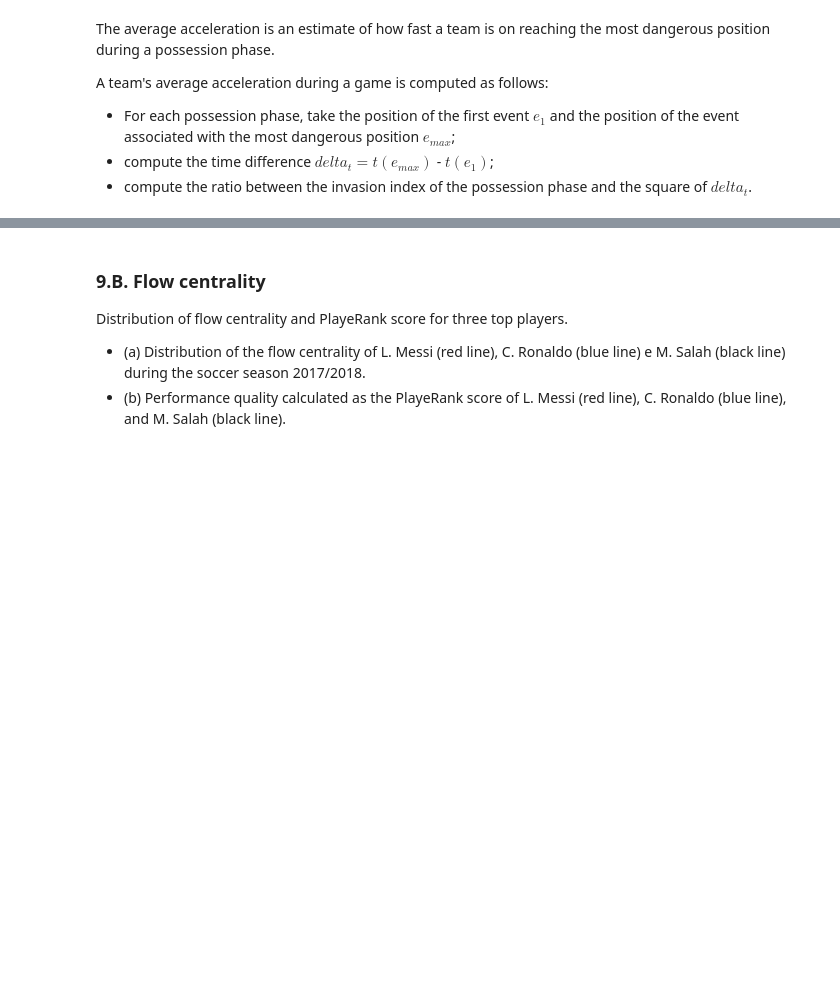
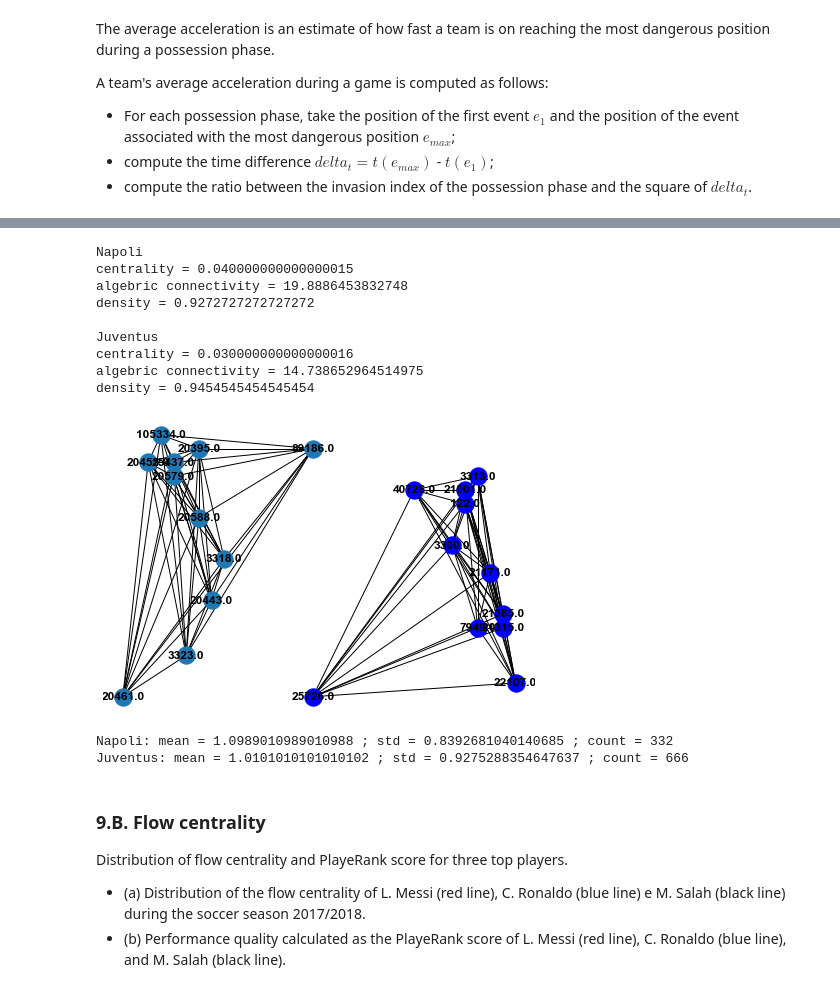
Before and after one commit to jonpappalord/soccer_logs_exploration, a Jupyter notebook: Code_plot.ipynb, the cells around one changed output, grey strips where cells are left out. Drawn from its saved outputs; the diff is of its cells as text; code cells hidden in the pictures; blank space fills up the shorter version.

```diff
--- a/Code_plot.ipynb
+++ b/Code_plot.ipynb
@@ -333,6 +373,16 @@ plot_events(team_id='both', event_name=event_name)
 [figure]
 # %% [markdown]
 ### 6.B. <a id='interactive_plot'>Interactive plot</a>
+# %%
+player_id2name = defaultdict(str)
+for player in players:
+    uni_str = player['shortName'].encode('ascii', 'strict').decode('unicode-escape')
+    player_id2name[player['wyId']] = uni_str
+
+team_id2name = defaultdict(str)
+for team in teams:
+    uni_str = team['name'].encode('ascii', 'strict').decode('unicode-escape')
+    team_id2name[team['wyId']] = uni_str
 # %%
 def visualize_events(title, match_id=2576335, team_id='both', event_name='all'):
     """
@@ -568,3 +753,46 @@ plot_invasion_and_acceleration_index(match_label, team2invasion_index, team2inva
+# %%
+df_team1_count, df_team2_count, pos, team_names = get_passing_networks('Italy')
+# %%
+pos1, pos2 = pos
+team1_name, team2_name = team_names
+G = nx.Graph()
+for i,row in df_team1_count.iterrows():
+    G.add_edge(row['sender'], row['receiver'],weight=row['Time'])
+#nx.draw_networkx_nodes(G, pos1, node_color = 'red', alpha=0.8)
+#nx.draw_networkx_edges(G, pos1, color='grey', alpha=0.2)
+nx.draw(G, pos1, with_labels=True, font_weight='bold')
+print (team1_name)
+print ('centrality =', nx.global_reaching_centrality(G))
+print ('algebric connectivity =', nx.algebraic_connectivity(G))
+print ('density =', nx.density(G))
+print ('')
+
+G = nx.Graph()
+for i,row in df_team2_count.iterrows():
+    G.add_edge(row['sender'],row['receiver'],weight=row['Time'])
+nx.draw(G, pos2, node_color='b', with_labels=True, font_weight='bold')
+print (team2_name)
+print ('centrality =', nx.global_reaching_centrality(G))
+print ('algebric connectivity =', nx.algebraic_connectivity(G))
+print ('density =', nx.density(G))
+
+plt.show()
+
+print ('%s: mean ='%team1_name, df_team1_count.Time.mean()/df_team1_count.Time.sum()*100, '; std =', df_team1_count.Time.std()/df_team1_count.Time.sum()*100, '; count =', df_team1_count.Time.sum())
+print ('%s: mean ='%team2_name, df_team2_count.Time.mean()/df_team2_count.Time.sum()*100, '; std =', df_team2_count.Time.std()/df_team2_count.Time.sum()*100, '; count =', df_team2_count.Time.sum())
+# %% [output]
+Napoli
+centrality = 0.040000000000000015
+algebric connectivity = 19.8886453832748
+density = 0.9272727272727272
+
+Juventus
+centrality = 0.030000000000000016
+algebric connectivity = 14.738652964514975
+density = 0.9454545454545454
+[figure, added]
+Napoli: mean = 1.0989010989010988 ; std = 0.8392681040140685 ; count = 332
+Juventus: mean = 1.0101010101010102 ; std = 0.9275288354647637 ; count = 666
 # %% [markdown]
 ### 9.B. <a id='flow_centrality'>Flow centrality</a>
 
```
Also changed, not shown: parts of 21 cells of this notebook.
